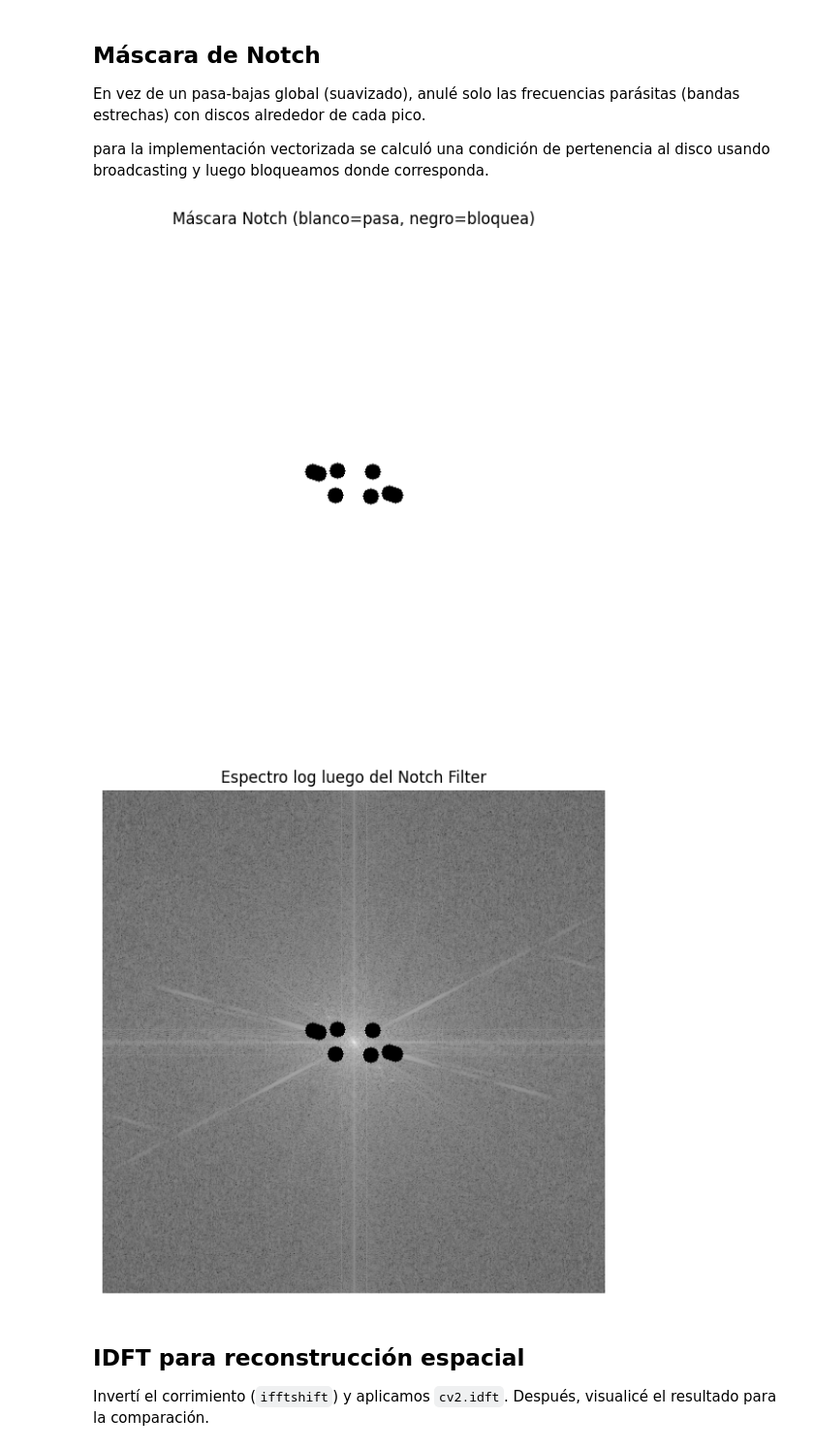
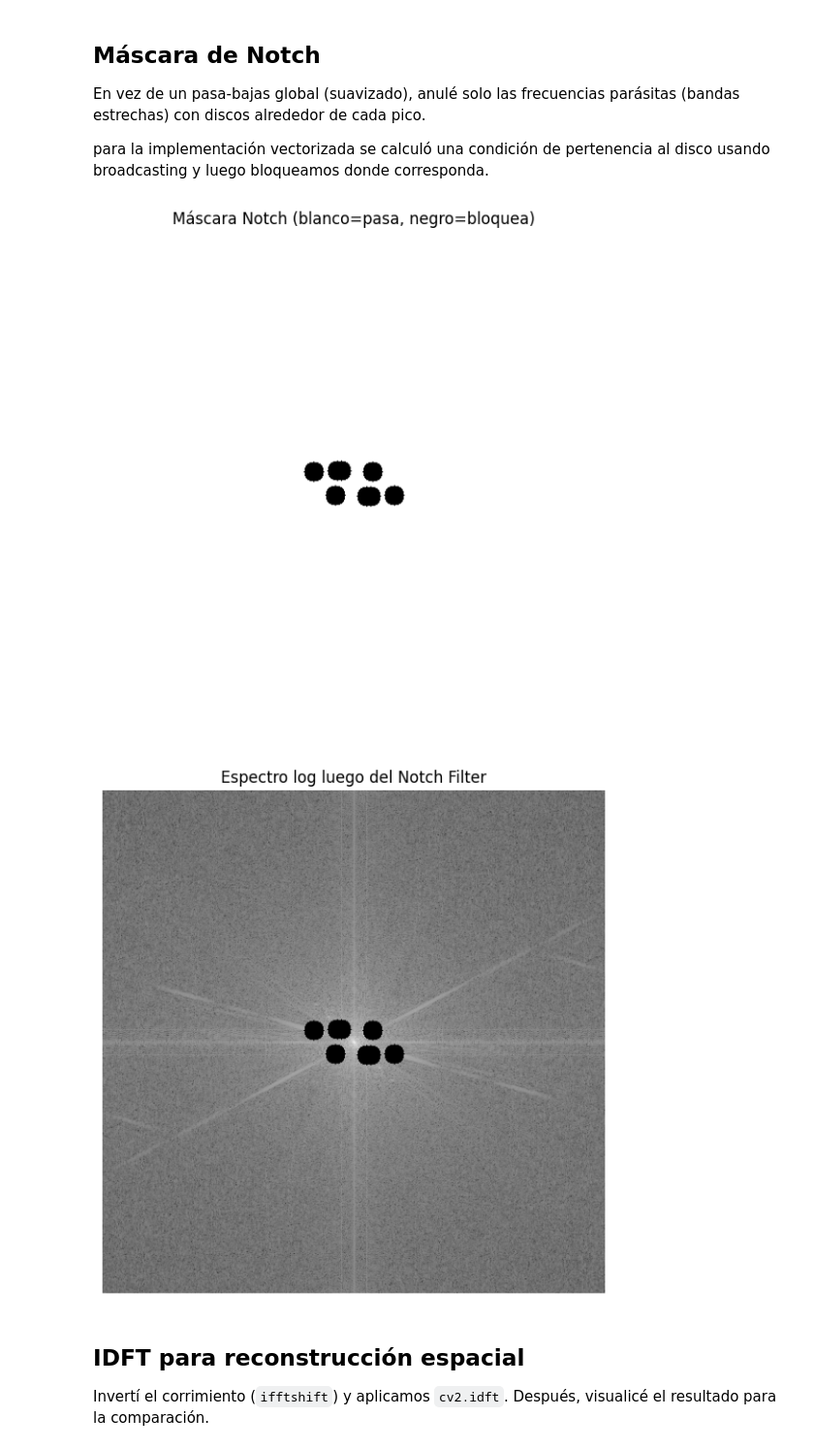
Before and after one commit to SergioAle210/Computer-Vision-LAB2, a Jupyter notebook: task1.ipynb, the cells around one changed output. Shown at 97% size. Saved outputs shown, nothing was run; the diff lists cells and outputs as text; code cells hidden in the pictures.

Commit message:
FEAT: Se ajustaron parámetros para que no se pronuncien tanto las líneas

```diff
--- a/task1.ipynb
+++ b/task1.ipynb
@@ -80,7 +80,7 @@ El ruido sinusoidal aparece como picos brillantes (fuera del centro). Para detec
 # %%
-exclude_radius = 20    # radio que se excluye alrededor de DC
+exclude_radius = 12    # radio que se excluye alrededor de DC
 percentile = 99.8      # percentil alto para capturar picos brillantes
-top_k = 10             # máximo de picos a conservar
+top_k = 20             # máximo de picos a conservar
 morph_ksize = 3        # limpieza morfológica
 
 # Máscara para excluir el centro
@@ -107,7 +107,7 @@ nlabels, labels, stats, centroids = cv2.connectedComponentsWithStats(binary_clea
 centroids = centroids[1:]
 
 if centroids.size == 0:
-    print("⚠️ No se detectaron picos con los parámetros actuales.")
+    print("No se detectaron picos con los parámetros actuales.")
     peak_xy = np.empty((0, 2), dtype=np.int32)
 else:
     # Convertir centroides a índices enteros válidos
@@ -153,7 +153,7 @@ En vez de un pasa-bajas global (suavizado), anulé solo las frecuencias parásit
 para la implementación vectorizada se calculó una condición de pertenencia al disco usando broadcasting y luego bloqueamos donde corresponda.
 # %%
 
-notch_radius = 8
+notch_radius = 10
 
 mask = np.ones((rows, cols), dtype=np.float32)
 
@@ -166,35 +166,35 @@ if peak_xy.size:
     # Grillas (1,rows,cols)
     YY = Y.astype(np.float32)[None, :, :]
     XX = X.astype(np.float32)[None, :, :]
 
     dist2 = (YY - py)**2 + (XX - px)**2
     blocked = np.any(dist2 <= (notch_radius**2), axis=0)
 
     mask = mask * (~blocked).astype(np.float32)
 
 # Preservar DC
 mask[cy, cx] = 1.0
 
 # Máscara de 2 canales para multiplicar la DFT compleja
 mask2 = np.repeat(mask[:, :, None], 2, axis=2)
 
 plt.figure(figsize=(7, 7))
 plt.title("Máscara Notch (blanco=pasa, negro=bloquea)")
 plt.imshow(mask, cmap="gray")
 plt.axis("off")
 plt.show()
 
 # Aplicar máscara en el dominio de Fourier
 dft_shift_filt = dft_shift * mask2
 
 plt.figure(figsize=(7, 7))
 plt.title("Espectro log luego del Notch Filter")
 plt.imshow(np.log1p(cv2.magnitude(dft_shift_filt[:, :, 0], dft_shift_filt[:, :, 1])))
 plt.axis("off")
 plt.show()
 # %% [output]
-[figure, old version]
+[figure, new version]
-[figure, old version]
+[figure, new version]
 # %% [markdown]
 ## IDFT para reconstrucción espacial
 
```
Also changed, not shown: parts of 4 cells of this notebook.
